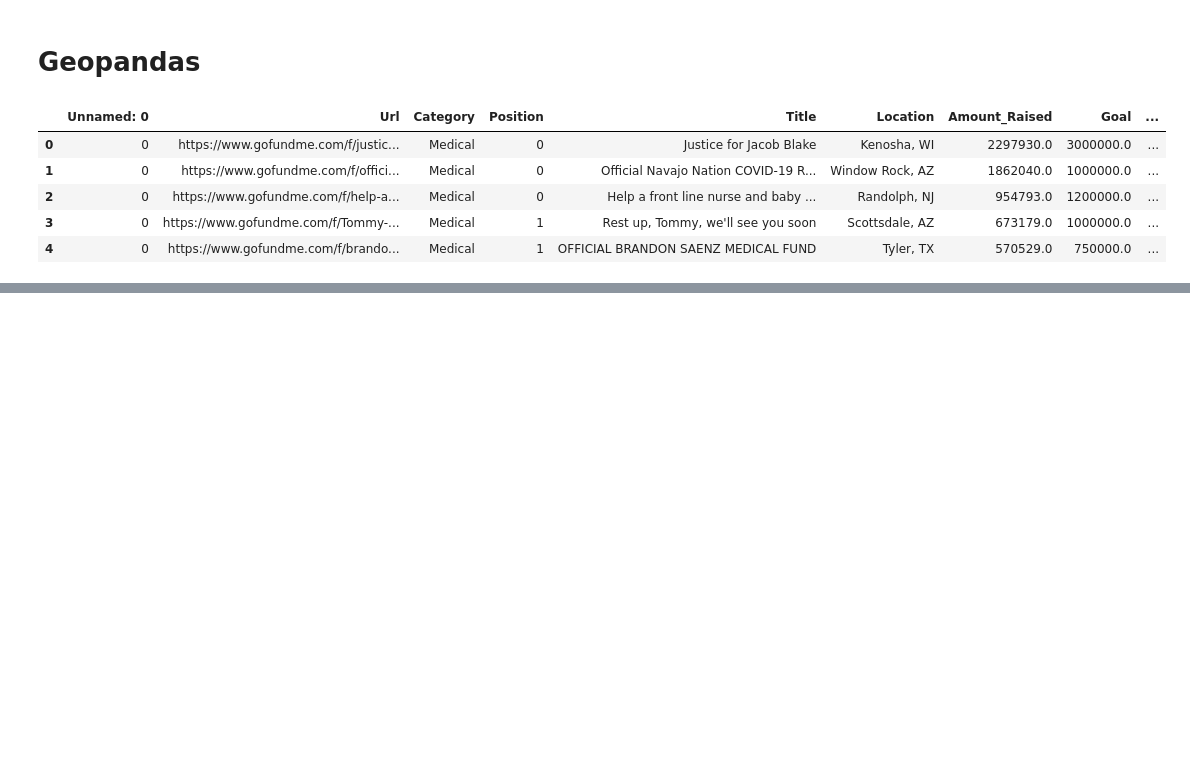
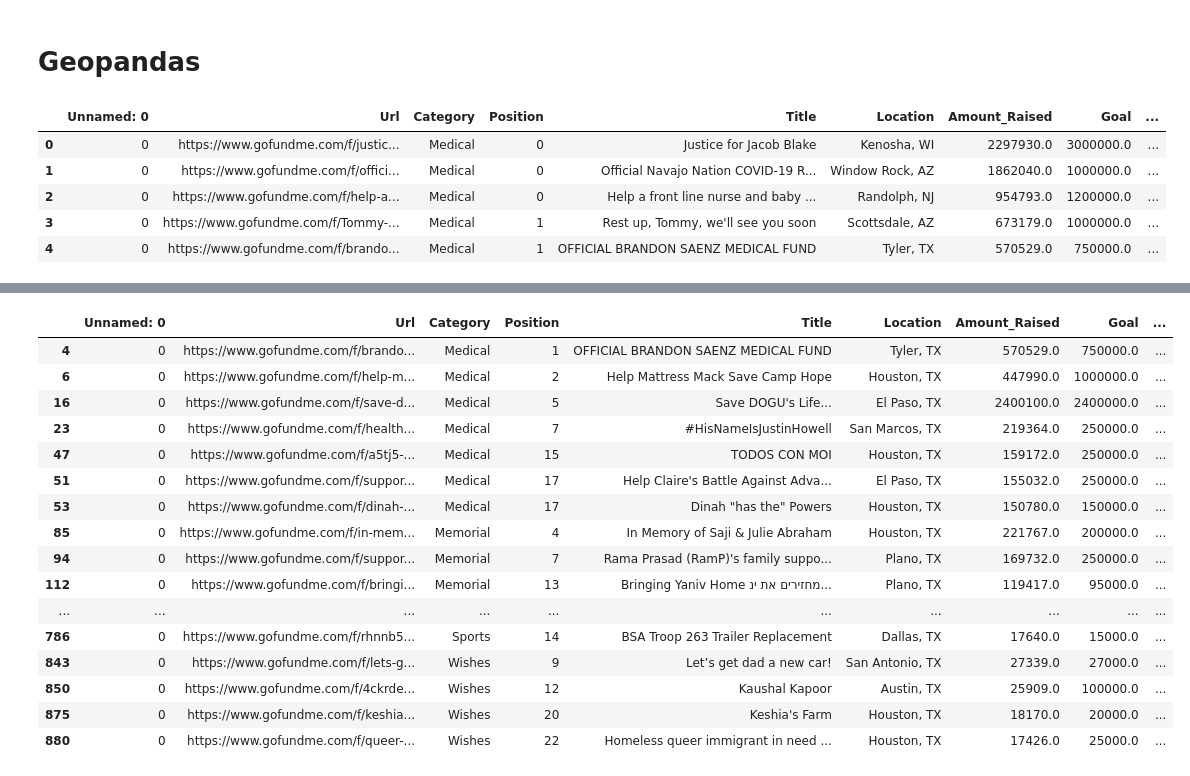
Before and after one commit to djleung/DS3-GoFundMe, a Jupyter notebook: gofundme exploration.ipynb, the cells around one changed output, grey strips where cells are left out. Drawn from its saved outputs; the diff is of its cells as text; code cells hidden in the pictures; blank space fills up the shorter version.

```diff
--- a/gofundme exploration.ipynb
+++ b/gofundme exploration.ipynb
@@ -207,0 +208,21 @@ Text(0.5, 1, 'Amount Raised per Fundraiser')
+# %%
+df[df['Location'].apply(lambda x: 'TX' in x)]
+#maximum.plot(ax = base, color='black', markersize=min_size + (max_size-min_size)*(us_points['Amount_Raised']/x_max));
+# %% [output]
+|  | Unnamed: 0 | Url | Category | Position | Title | Location | Amount_Raised | Goal | ... |
+| 4 | 0 | https://www.gofundme.com/f/brando... | Medical | 1 | OFFICIAL BRANDON SAENZ MEDICAL FUND | Tyler, TX | 570529.0 | 750000.0 | ... |
+| 6 | 0 | https://www.gofundme.com/f/help-m... | Medical | 2 | Help Mattress Mack Save Camp Hope | Houston, TX | 447990.0 | 1000000.0 | ... |
+| 16 | 0 | https://www.gofundme.com/f/save-d... | Medical | 5 | Save DOGU's Life... | El Paso, TX | 2400100.0 | 2400000.0 | ... |
+| 23 | 0 | https://www.gofundme.com/f/health... | Medical | 7 | #HisNameIsJustinHowell | San Marcos, TX | 219364.0 | 250000.0 | ... |
+| 47 | 0 | https://www.gofundme.com/f/a5tj5-... | Medical | 15 | TODOS CON MOI | Houston, TX | 159172.0 | 250000.0 | ... |
+| 51 | 0 | https://www.gofundme.com/f/suppor... | Medical | 17 | Help Claire's Battle Against Adva... | El Paso, TX | 155032.0 | 250000.0 | ... |
+| 53 | 0 | https://www.gofundme.com/f/dinah-... | Medical | 17 | Dinah "has the" Powers | Houston, TX | 150780.0 | 150000.0 | ... |
+| 85 | 0 | https://www.gofundme.com/f/in-mem... | Memorial | 4 | In Memory of Saji & Julie Abraham | Houston, TX | 221767.0 | 200000.0 | ... |
+| 94 | 0 | https://www.gofundme.com/f/suppor... | Memorial | 7 | Rama Prasad (RamP)'s family suppo... | Plano, TX | 169732.0 | 250000.0 | ... |
+| 112 | 0 | https://www.gofundme.com/f/bringi... | Memorial | 13 | Bringing Yaniv Home מחזירים את ינ... | Plano, TX | 119417.0 | 95000.0 | ... |
+| ... | ... | ... | ... | ... | ... | ... | ... | ... | ... |
+| 786 | 0 | https://www.gofundme.com/f/rhnnb5... | Sports | 14 | BSA Troop 263 Trailer Replacement | Dallas, TX | 17640.0 | 15000.0 | ... |
+| 843 | 0 | https://www.gofundme.com/f/lets-g... | Wishes | 9 | Let’s get dad a new car! | San Antonio, TX | 27339.0 | 27000.0 | ... |
+| 850 | 0 | https://www.gofundme.com/f/4ckrde... | Wishes | 12 | Kaushal Kapoor | Austin, TX | 25909.0 | 100000.0 | ... |
+| 875 | 0 | https://www.gofundme.com/f/keshia... | Wishes | 20 | Keshia's Farm | Houston, TX | 18170.0 | 20000.0 | ... |
+| 880 | 0 | https://www.gofundme.com/f/queer-... | Wishes | 22 | Homeless queer immigrant in need ... | Houston, TX | 17426.0 | 25000.0 | ... |
```
Also changed, not shown: parts of 3 cells of this notebook, 1 other file.
